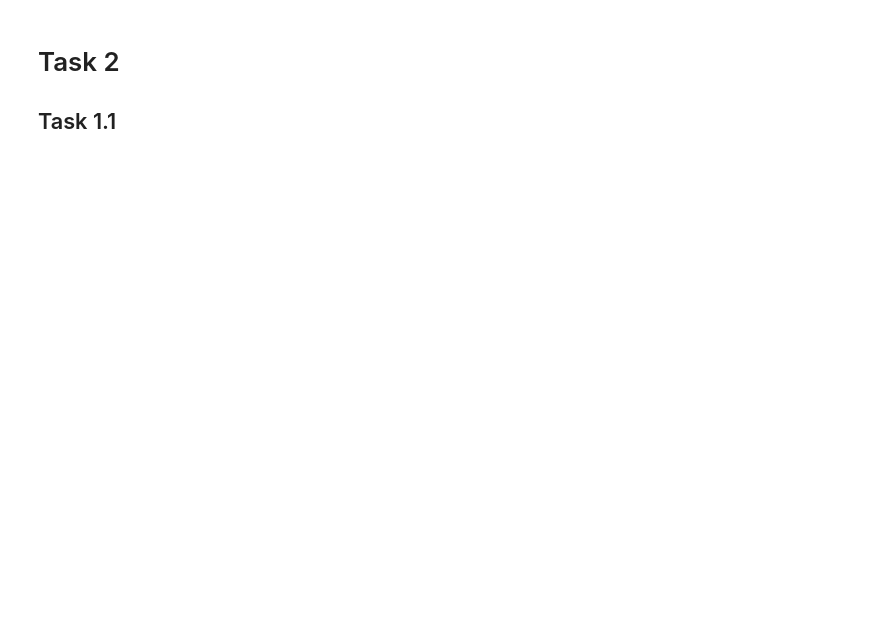
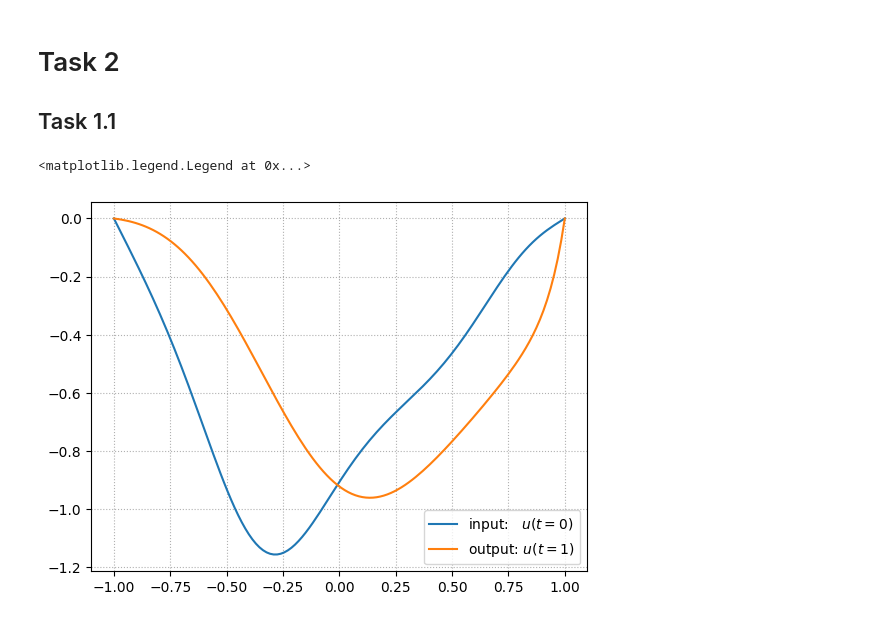
Before and after one commit to tia987/AISE, a Jupyter notebook: task_2/task_2.ipynb, the cells around one changed output. Cells and saved outputs as stored; diff of their text form; code cells hidden in the pictures; blank space fills up the shorter version.

```diff
--- a/task_2/task_2.ipynb
+++ b/task_2/task_2.ipynb
@@ -132,12 +132,13 @@ class FNO1d(nn.Module):
 torch.manual_seed(0)
 np.random.seed(0)
 # %%
-n_train = 128 # number of training samples
+n_train = 128
 n_val = 32
 n_test = 256
 
-# Load the data
-# - AC_data_input.npy
-# - AC_data_output.npy
 train = torch.from_numpy(np.load("data/data_train_128.npy")).type(torch.float32)
 val = torch.from_numpy(np.load("data/data_val_128.npy")).type(torch.float32)
+test = torch.from_numpy(np.load("data/data_test_128.npy")).type(torch.float32)
+
+u0 = train[:, 0, :]
+u1 = train[:, 4, :]
@@ -143,0 +187,10 @@ val = torch.from_numpy(np.load("data/data_val_128.npy")).type(torch.float32)
+# %%
+id_sample = 32
+
+plt.plot(np.linspace(-1,1,input_function_train.shape[1]),input_function_train[id_sample,:,0], label = "input:   $u(t = 0)$")
+plt.plot(np.linspace(-1,1,input_function_train.shape[1]),output_function_train[id_sample,:], label = "output: $u(t = 1)$")
+plt.grid(True, which="both", ls=":")
+plt.legend()
+# %% [output]
+<matplotlib.legend.Legend at 0x...>
+[figure, added]
```
Also changed, not shown: parts of 18 cells of this notebook.
